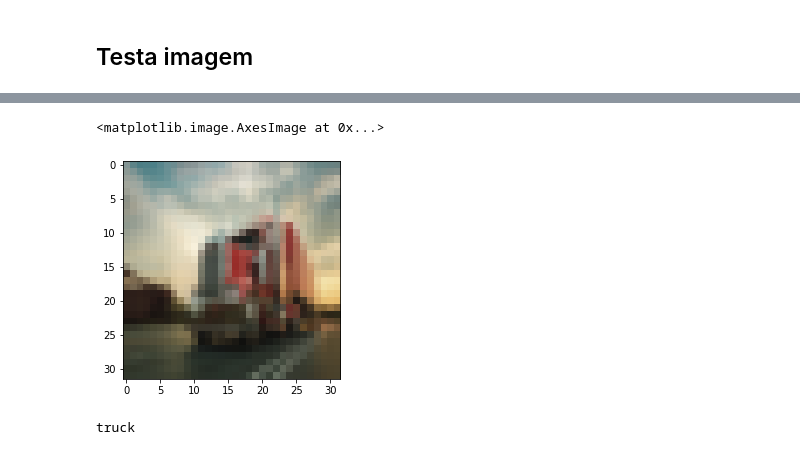
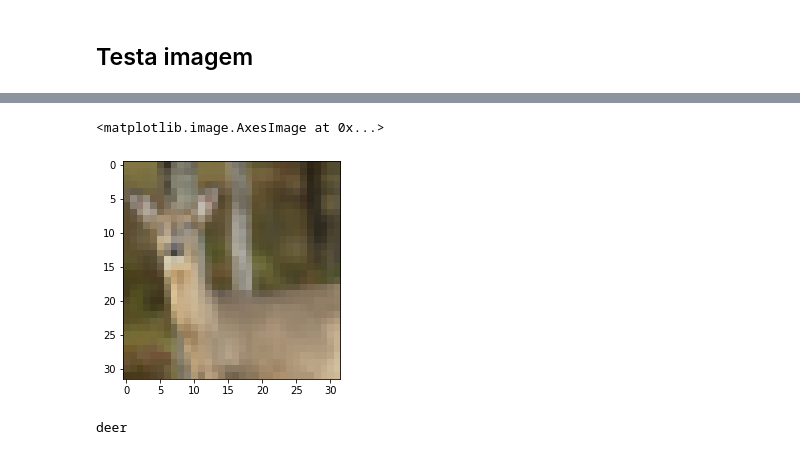
Before and after one commit to NicolasM3/final_TIC, a Jupyter notebook: versao_final.ipynb, the cells around one changed output, grey strips where cells are left out. Saved outputs shown, nothing was run; the diff lists cells and outputs as text; code cells hidden in the pictures.

```diff
--- a/versao_final.ipynb
+++ b/versao_final.ipynb
@@ -670,9 +662,12 @@ plt.imshow(img)
-# %%
-img = transform(img)
-plt.imshow(im_convert(img))
-# %% [output]
-<matplotlib.image.AxesImage at 0x...>
-[figure, removed]
+# %%
+url = 'https://gray-wxix-prod.cdn.arcpublishing.com/resizer/-0WKHUYL-dVQ-6sCHNz-_giemEY=/1200x1200/smart/filters:quality(85)/cloudfront-us-east-1.images.arcpublishing.com/gray/KR26ENM57BBMZLVQGB7TRTKVAM.jpg'
+response = requests.get(url, stream = True)
+img = Image.open(response.raw).convert('RGB')
+img = transform(img)
+plt.imshow(im_convert(img))
+# %% [output]
+<matplotlib.image.AxesImage at 0x...>
+[figure, added]
 # %%
 classes = ('airplane', 'automobile', 'bird', 'cat', 'deer', 'dog', 'frog', 'horse', 'ship', 'truck')
 
@@ -681,4 +676,4 @@ output = model(image)
 _, pred = torch.max(output, 1)
 print(classes[pred.item()])
 # %% [output]
-truck
+deer
```
Also changed, not shown: parts of 1 cell of this notebook.
